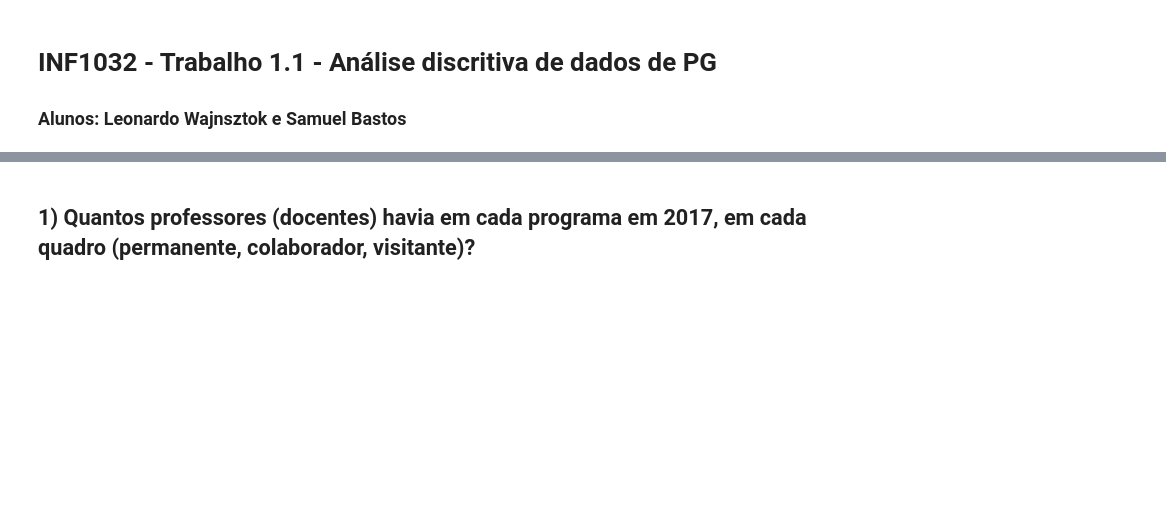
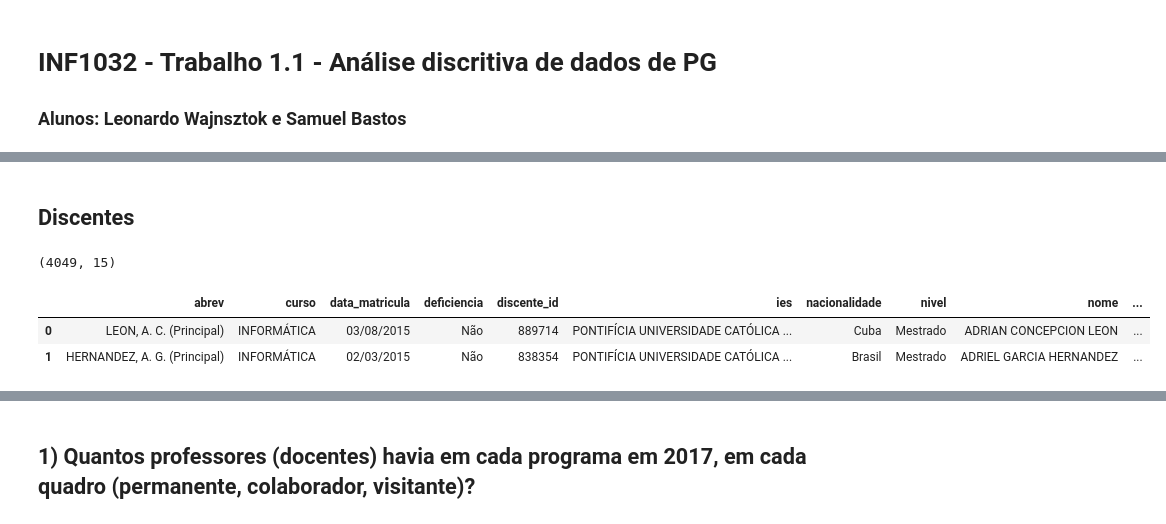
Before and after one commit to leotok/INF1032, a Jupyter notebook: T1-1.ipynb, the cells around one changed output, grey strips where cells are left out. Cells and saved outputs as stored; diff of their text form; code cells hidden in the pictures; blank space fills up the shorter version.

```diff
--- a/T1-1.ipynb
+++ b/T1-1.ipynb
@@ -20,0 +27,10 @@ trabalhos = trabalhosRaw
+# %% [markdown]
+## Discentes
+# %%
+print (discentes.shape)
+discentes.head(2)
+# %% [output]
+(4049, 15)
+|  | abrev | curso | data_matricula | deficiencia | discente_id | ies | nacionalidade | nivel | nome | ... |
+| 0 | LEON, A. C. (Principal) | INFORMÁTICA | 03/08/2015 | Não | 889714 | PONTIFÍCIA UNIVERSIDADE CATÓLICA ... | Cuba | Mestrado | ADRIAN CONCEPCION LEON | ... |
+| 1 | HERNANDEZ, A. G. (Principal) | INFORMÁTICA | 02/03/2015 | Não | 838354 | PONTIFÍCIA UNIVERSIDADE CATÓLICA ... | Brasil | Mestrado | ADRIEL GARCIA HERNANDEZ | ... |
```
Also changed, not shown: parts of 13 cells of this notebook.
